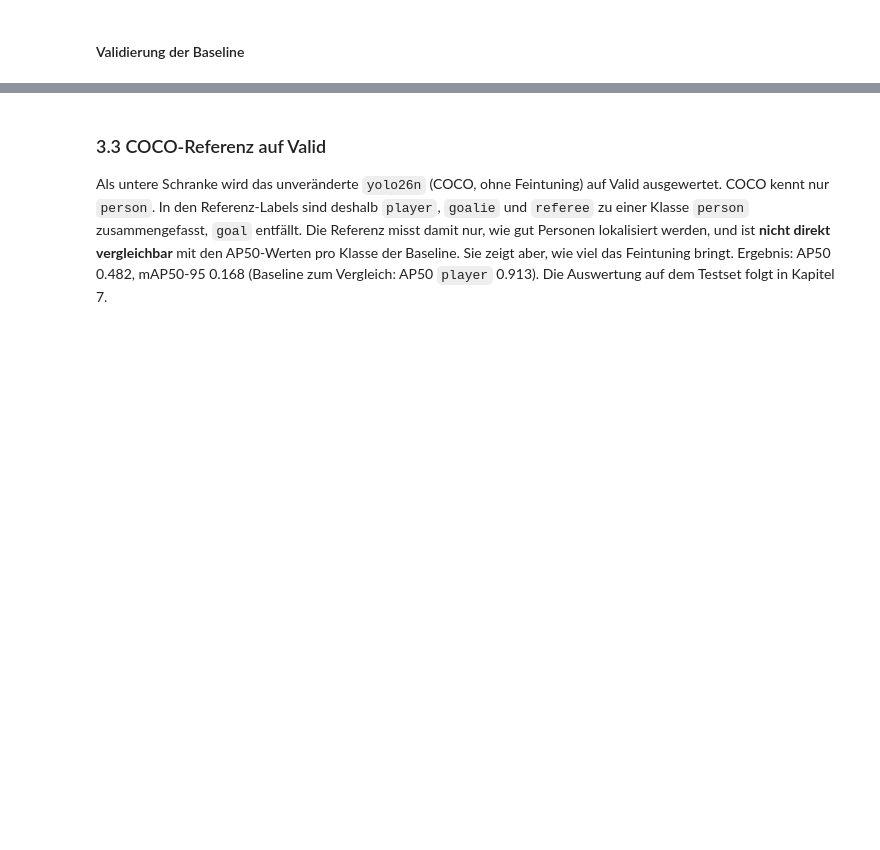
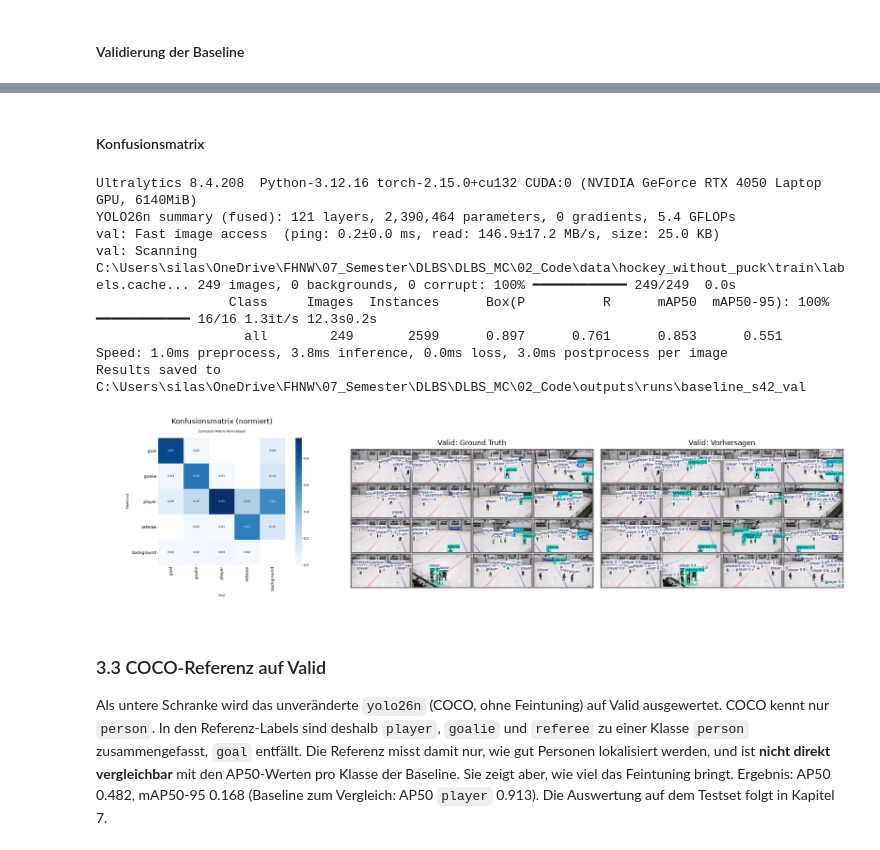
Before and after one commit to Tschoppsilas/DLBS_MC, a Jupyter notebook: 02_Code/notebooks/abgabe.ipynb, the cells around one changed output, grey strips where cells are left out. Drawn from its saved outputs; the diff is of its cells as text; code cells hidden in the pictures; blank space fills up the shorter version.

```diff
--- a/02_Code/notebooks/abgabe.ipynb
+++ b/02_Code/notebooks/abgabe.ipynb
@@ -55,3 +70,27 @@ ultralytics: 8.4.208
+# %%
+def evaluiere(gewichte, split="val", **kwargs):
+    model = YOLO(Path(gewichte).resolve())
+    m = model.val(
+        data=str(OUTPUT_DIR / "splits" / "data.yaml"),
+        split=split, imgsz=640, batch=16, workers=4, device=0,
+        verbose=False, **kwargs,
+    )
+    zeile = {"mAP50-95": m.box.map}
+    for klasse, ap50 in zip(m.box.ap_class_index, m.box.ap50):
+        zeile[f"AP50 {m.names[klasse]}"] = ap50
+    return zeile
+
+
+def tabelle_ueber_seeds(lauf, split="val"):
+    zeilen = {
+        seed: evaluiere(OUTPUT_DIR / "runs" / f"{lauf}_s{seed}" / "weights" / "best.pt", split, plots=False)
+        for seed in TRAIN_SEEDS
+    }
+    df = pd.DataFrame(zeilen).T
+    df.index.name = "seed"
+    df.loc["Mittel"] = df.mean()
+    df.loc["Std"] = df.iloc[:len(TRAIN_SEEDS)].std()
+    return df.round(3)
 # %% [markdown]
 ## 1 Dateninspektion
 
@@ -474,6 +467,39 @@ Speed: 0.9ms preprocess, 3.0ms inference, 0.0ms loss, 1.7ms postprocess per imag
 | 44 | 0.550 | 0.924 | 0.794 | 0.912 | 0.794 |
 | Mittel | 0.548 | 0.929 | 0.788 | 0.913 | 0.785 |
 | Std | 0.005 | 0.006 | 0.011 | 0.007 | 0.010 |
+# %% [markdown]
+#### Konfusionsmatrix
+# %%
+val_dir = (OUTPUT_DIR / "runs" / "baseline_s42_val").resolve()
+evaluiere(
+    OUTPUT_DIR / "runs" / "baseline_s42" / "weights" / "best.pt",
+    plots=True,
+    project=str((OUTPUT_DIR / "runs").resolve()),
+    name="baseline_s42_val",
+    exist_ok=True,
+)
+
+fig, axes = plt.subplots(1, 3, figsize=(18, 6))
+for ax, datei, titel in zip(
+    axes,
+    ["confusion_matrix_normalized.png", "val_batch0_labels.jpg", "val_batch0_pred.jpg"],
+    ["Konfusionsmatrix (normiert)", "Valid: Ground Truth", "Valid: Vorhersagen"],
+):
+    ax.imshow(plt.imread(val_dir / datei))
+    ax.set_title(titel)
+    ax.axis("off")
+plt.tight_layout()
+plt.show()
+# %% [output]
+Ultralytics 8.4.208  Python-3.12.16 torch-2.15.0+cu132 CUDA:0 (NVIDIA GeForce RTX 4050 Laptop GPU, 6140MiB)
+YOLO26n summary (fused): 121 layers, 2,390,464 parameters, 0 gradients, 5.4 GFLOPs
+val: Fast image access  (ping: 0.2±0.0 ms, read: 146.9±17.2 MB/s, size: 25.0 KB)
+val: Scanning C:\Users\silas\OneDrive\FHNW\07_Semester\DLBS\DLBS_MC\02_Code\data\hockey_without_puck\train\labels.cache... 249 images, 0 backgrounds, 0 corrupt: 100% ━━━━━━━━━━━━ 249/249  0.0s
+                 Class     Images  Instances      Box(P          R      mAP50  mAP50-95): 100% ━━━━━━━━━━━━ 16/16 1.3it/s 12.3s0.2s
+                   all        249       2599      0.897      0.761      0.853      0.551
+Speed: 1.0ms preprocess, 3.8ms inference, 0.0ms loss, 3.0ms postprocess per image
+Results saved to C:\Users\silas\OneDrive\FHNW\07_Semester\DLBS\DLBS_MC\02_Code\outputs\runs\baseline_s42_val
+[figure, added]
 # %% [markdown]
 ### 3.3 COCO-Referenz auf Valid
 
```
Also changed, not shown: parts of 21 cells of this notebook, 1 other file.
